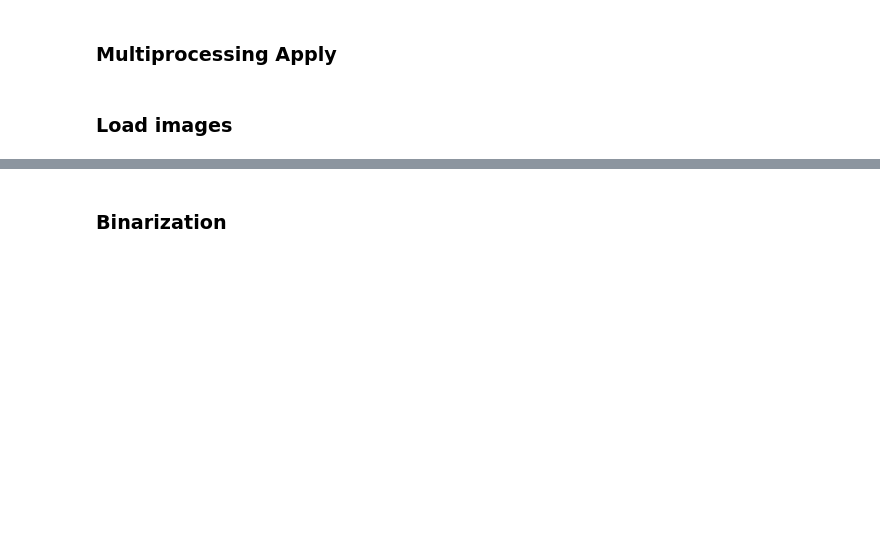
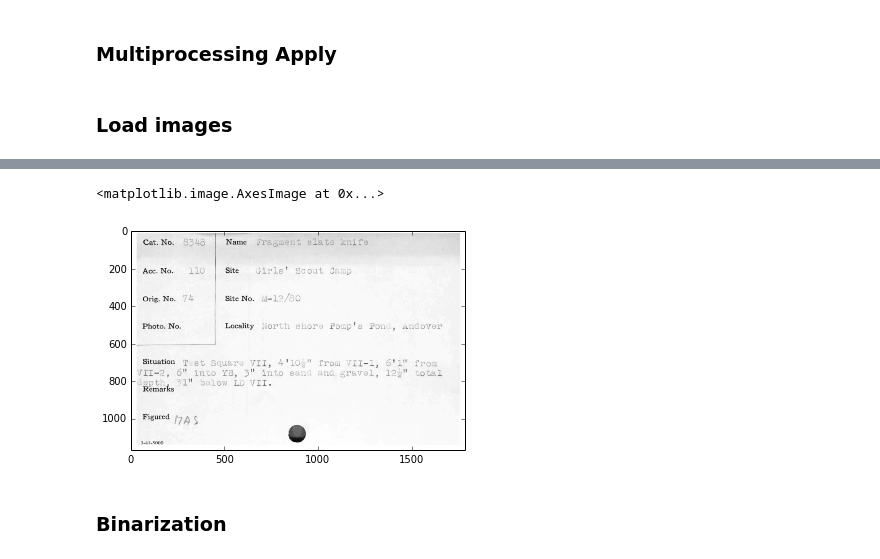
Before and after one commit to Reichenbachian/PeabodyPipeline, a Jupyter notebook: Alex_Attempt_Senior_Year.ipynb, the cells around one changed output, grey strips where cells are left out. Cells and saved outputs as stored; diff of their text form; code cells hidden in the pictures; blank space fills up the shorter version.

```diff
--- a/Alex_Attempt_Senior_Year.ipynb
+++ b/Alex_Attempt_Senior_Year.ipynb
@@ -56,7 +56,8 @@ def apply_by_multiprocessing(df, func, **kwargs):
 # %% [markdown]
 ### Load images
 # %%
-root = '/home/localhost/Desktop/Projects/Working/PeabodyNotecards/peabody_files/Accession_Files/'
+test_image = './peabody_files/Accession Files/110/110_8348.pdf.png'
+root = './peabody_files/Accession Files/'
 accessions = filter(lambda x: x != ".DS_Store", os.listdir(root))
 paths = []
 errors = {}
@@ -72,15 +109,17 @@ df[df['SiteNo'] == 'M5942']
 # %%
-test_image = 'peabody_files/Accession_Files/16/25_2654.pdf.png'
 def load_image(path):
     img = imread(path)
     if len(img.shape) != 2:
         img = cv.cvtColor(img, cv.COLOR_BGRA2GRAY) # Convert color space
     if np.max(img) <= 1.1:
         img *= 255
     img = img.astype('uint8')
     return img
 image = load_image(test_image)
 imshow(image, cmap='gray')
+# %% [output]
+<matplotlib.image.AxesImage at 0x...>
+[figure, added]
 # %% [markdown]
 ### Binarization
 # %%
```
Also changed, not shown: parts of 12 cells of this notebook.
